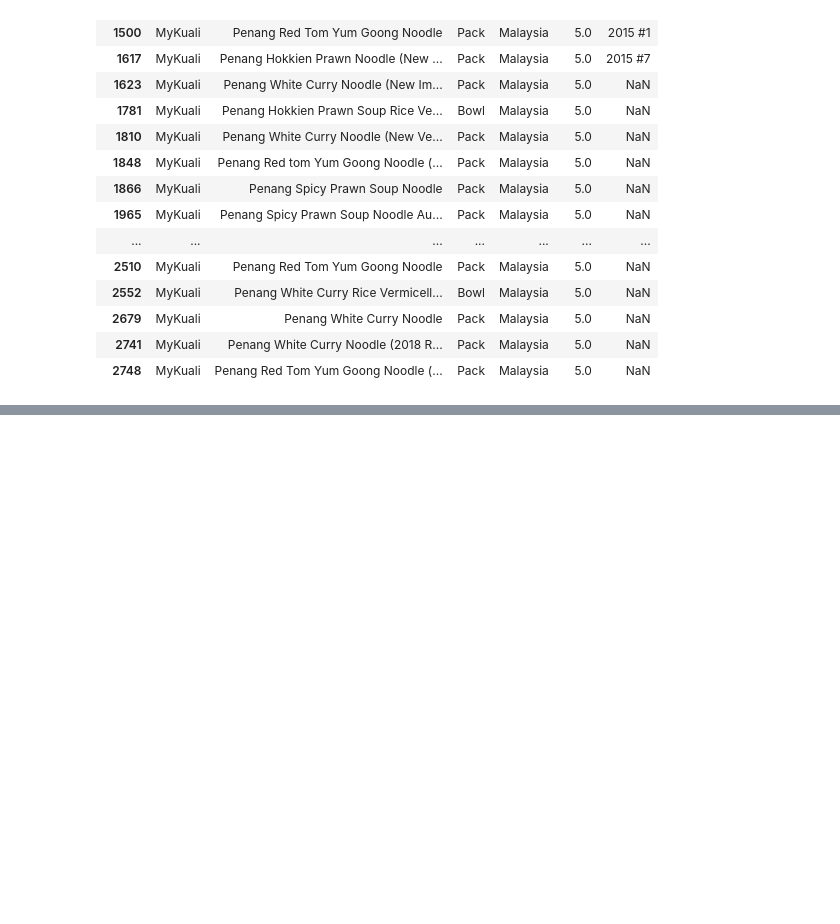
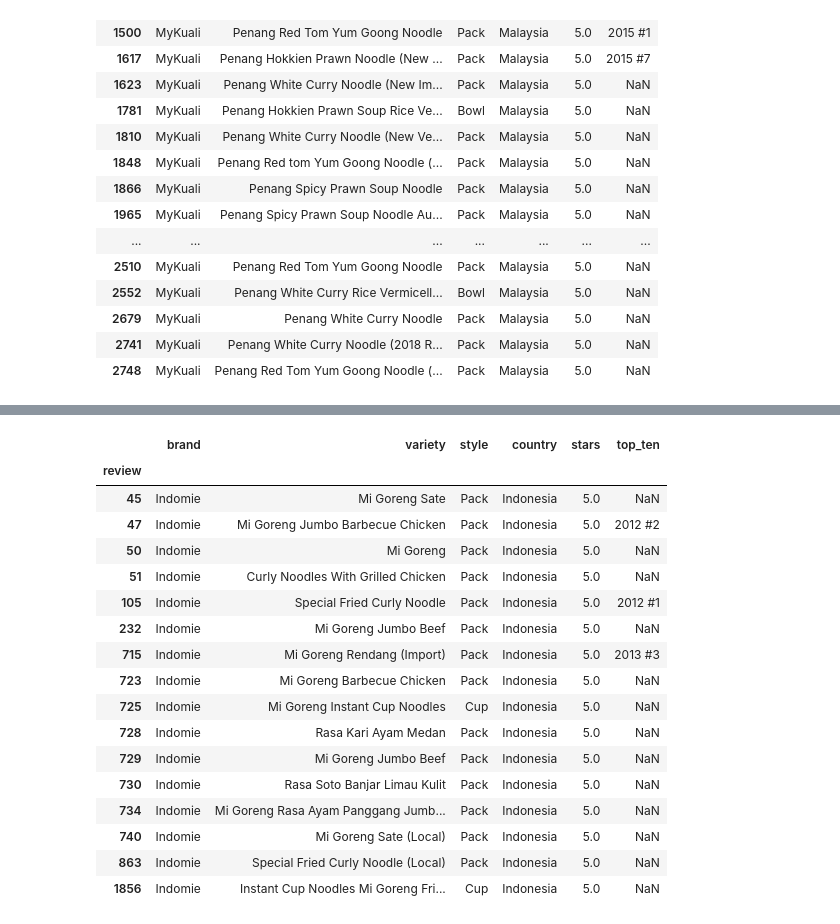
Before and after one commit to TuMaths/ramen-ratings, a Jupyter notebook: Ramen Ratings Analysis.ipynb, the cells around one changed output, grey strips where cells are left out. Saved outputs shown, nothing was run; the diff lists cells and outputs as text; code cells hidden in the pictures; blank space fills up the shorter version.

```diff
--- a/Ramen Ratings Analysis.ipynb
+++ b/Ramen Ratings Analysis.ipynb
@@ -443,0 +472,22 @@ kuali_list
+# %%
+indomie_list = ramen_ratings[(ramen_ratings['brand'] == "Indomie")]
+indomie_list[indomie_list['stars'] == 5]
+# %% [output]
+|  | brand | variety | style | country | stars | top_ten |
+| review |  |  |  |  |  |  |
+| 45 | Indomie | Mi Goreng Sate | Pack | Indonesia | 5.0 | NaN |
+| 47 | Indomie | Mi Goreng Jumbo Barbecue Chicken | Pack | Indonesia | 5.0 | 2012 #2 |
+| 50 | Indomie | Mi Goreng | Pack | Indonesia | 5.0 | NaN |
+| 51 | Indomie | Curly Noodles With Grilled Chicken | Pack | Indonesia | 5.0 | NaN |
+| 105 | Indomie | Special Fried Curly Noodle | Pack | Indonesia | 5.0 | 2012 #1 |
+| 232 | Indomie | Mi Goreng Jumbo Beef | Pack | Indonesia | 5.0 | NaN |
+| 715 | Indomie | Mi Goreng Rendang (Import) | Pack | Indonesia | 5.0 | 2013 #3 |
+| 723 | Indomie | Mi Goreng Barbecue Chicken | Pack | Indonesia | 5.0 | NaN |
+| 725 | Indomie | Mi Goreng Instant Cup Noodles | Cup | Indonesia | 5.0 | NaN |
+| 728 | Indomie | Rasa Kari Ayam Medan | Pack | Indonesia | 5.0 | NaN |
+| 729 | Indomie | Mi Goreng Jumbo Beef | Pack | Indonesia | 5.0 | NaN |
+| 730 | Indomie | Rasa Soto Banjar Limau Kulit | Pack | Indonesia | 5.0 | NaN |
+| 734 | Indomie | Mi Goreng Rasa Ayam Panggang Jumb... | Pack | Indonesia | 5.0 | NaN |
+| 740 | Indomie | Mi Goreng Sate (Local) | Pack | Indonesia | 5.0 | NaN |
+| 863 | Indomie | Special Fried Curly Noodle (Local) | Pack | Indonesia | 5.0 | NaN |
+| 1856 | Indomie | Instant Cup Noodles Mi Goreng Fri... | Cup | Indonesia | 5.0 | NaN |
```
Also changed, not shown: parts of 21 cells of this notebook.
